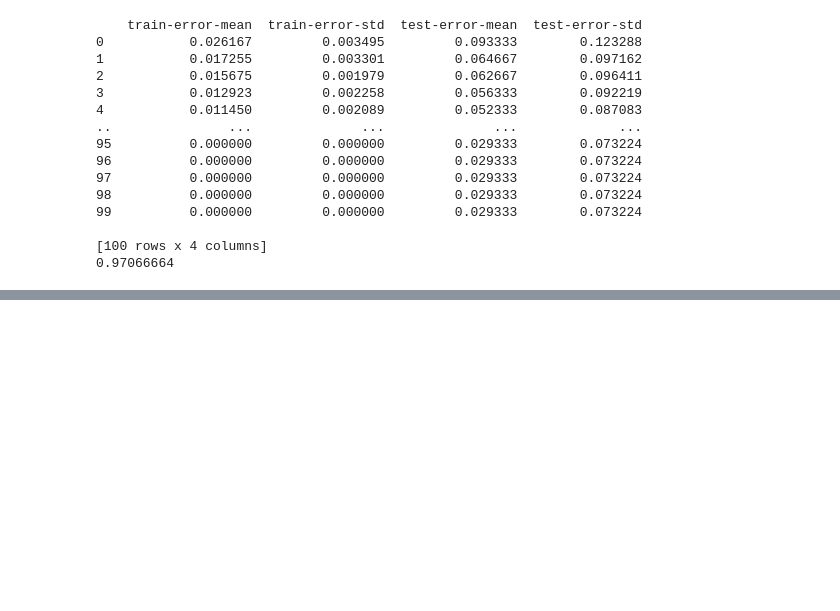
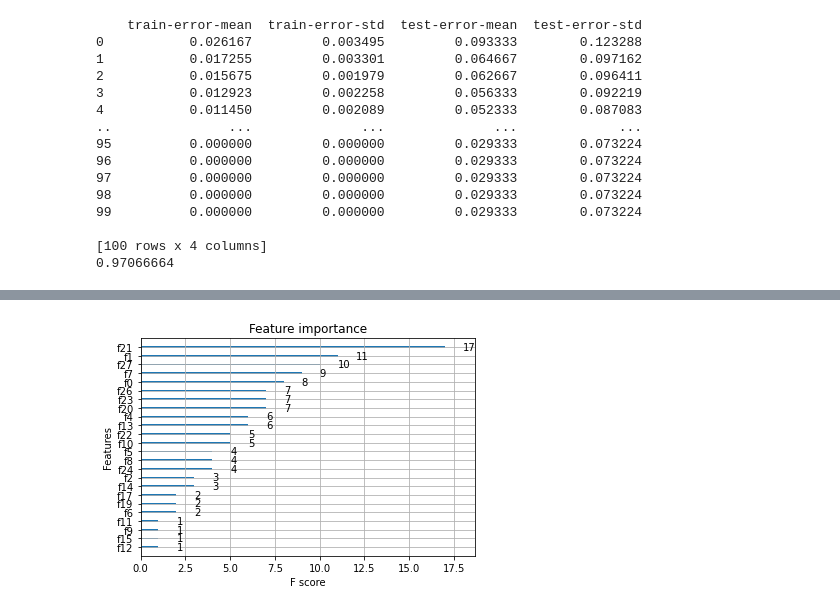
Before and after one commit to martinnss/Micro_Projects, a Jupyter notebook: apuntes datacamp/XGBoost.ipynb, the cells around one changed output, grey strips where cells are left out. Saved outputs shown, nothing was run; the diff lists cells and outputs as text; code cells hidden in the pictures; blank space fills up the shorter version.

```diff
--- a/apuntes datacamp/XGBoost.ipynb
+++ b/apuntes datacamp/XGBoost.ipynb
@@ -100,0 +304,15 @@ nan
+# %%
+# Create the DMatrix: housing_dmatrix
+housing_dmatrix = xgb.DMatrix(data=X, label=y)
+
+# Create the parameter dictionary: params
+params = {"objective":"reg:linear", "max_depth":4}
+
+# Train the model: xg_reg
+xg_reg = xgb.train(params=params, dtrain=housing_dmatrix, num_boost_round=10)
+
+
+# Plot the feature importances
+xgb.plot_importance(xg_reg)
+plt.show()
+# %% [output]
@@ -100,0 +320 @@ nan
+[figure, added]
```
Also changed, not shown: parts of 16 cells of this notebook, 2 other files.
